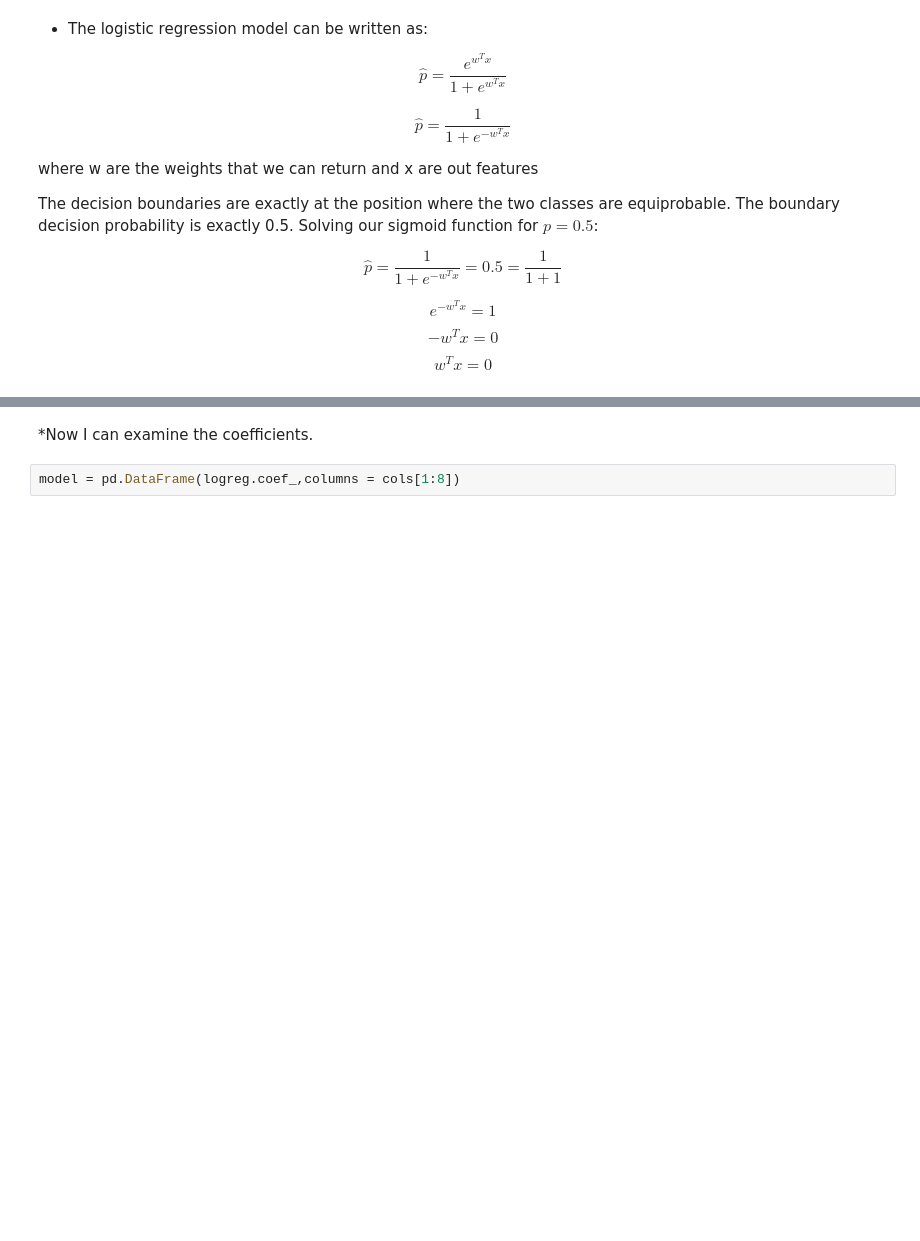
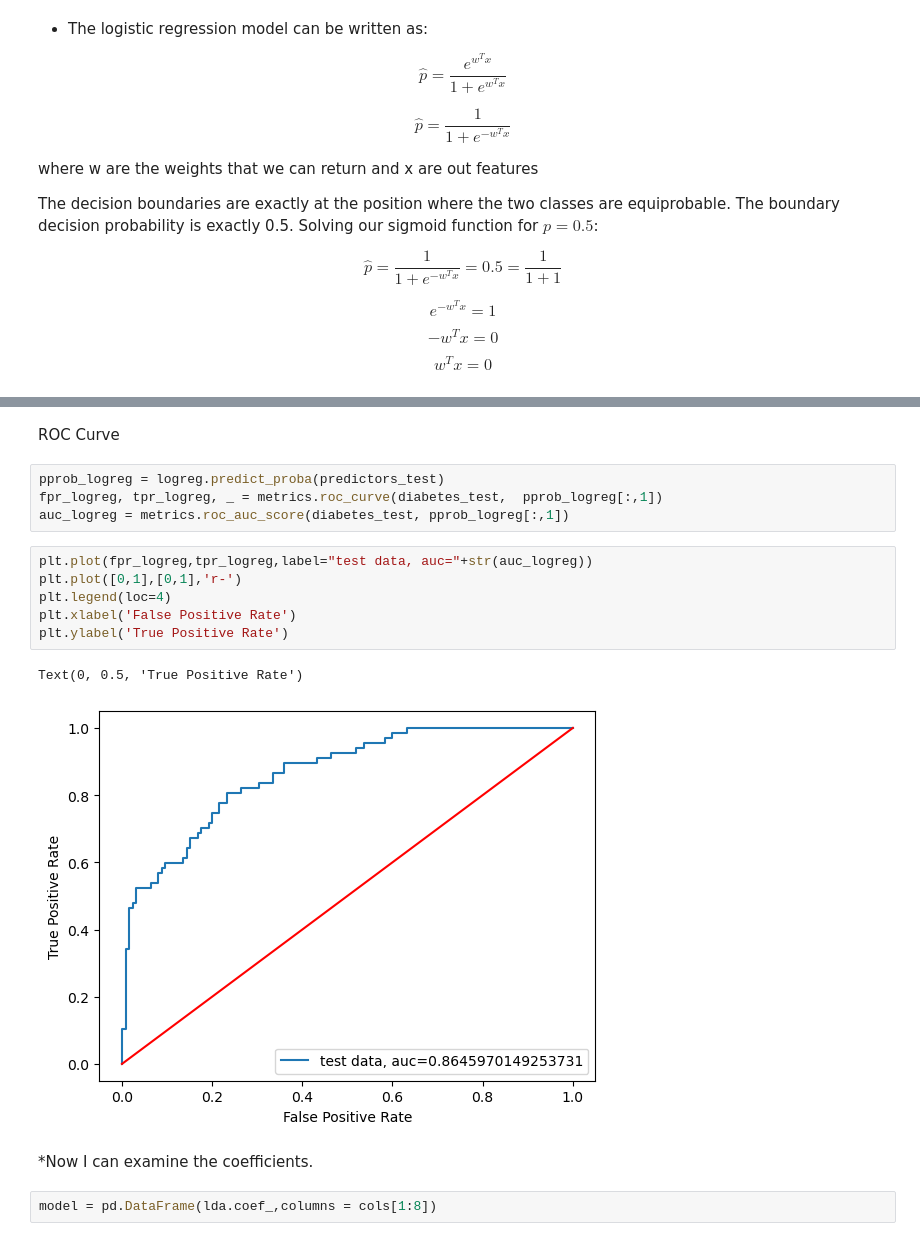
Before and after one commit to RameshSrinivasanCourses/COGS239-StatisticalLearning, a Jupyter notebook: Lectures/Week_2/LogisticRegressionClassifier.ipynb, the cells around one changed output, grey strips where cells are left out. Saved outputs shown, nothing was run; the diff lists cells and outputs as text; blank space fills up the shorter version.

```diff
--- a/Lectures/Week_2/LogisticRegressionClassifier.ipynb
+++ b/Lectures/Week_2/LogisticRegressionClassifier.ipynb
@@ -249,6 +371,21 @@ print(metrics.classification_report(diabetes_test,diabetes_pred,target_names=cla
+# %% [markdown]
+ROC Curve
+# %%
+pprob_logreg = logreg.predict_proba(predictors_test)
+fpr_logreg, tpr_logreg, _ = metrics.roc_curve(diabetes_test,  pprob_logreg[:,1])
+auc_logreg = metrics.roc_auc_score(diabetes_test, pprob_logreg[:,1])
+# %%
+plt.plot(fpr_logreg,tpr_logreg,label="test data, auc="+str(auc_logreg))
+plt.plot([0,1],[0,1],'r-')
+plt.legend(loc=4)
+plt.xlabel('False Positive Rate')
+plt.ylabel('True Positive Rate')
+# %% [output]
+Text(0, 0.5, 'True Positive Rate')
+[figure, added]
 # %% [markdown]
 *Now I can examine the coefficients.
 # %%
-model = pd.DataFrame(logreg.coef_,columns = cols[1:8])
+model = pd.DataFrame(lda.coef_,columns = cols[1:8])
 # %%
 model.head()
```
Also changed, not shown: parts of 43 cells of this notebook.
